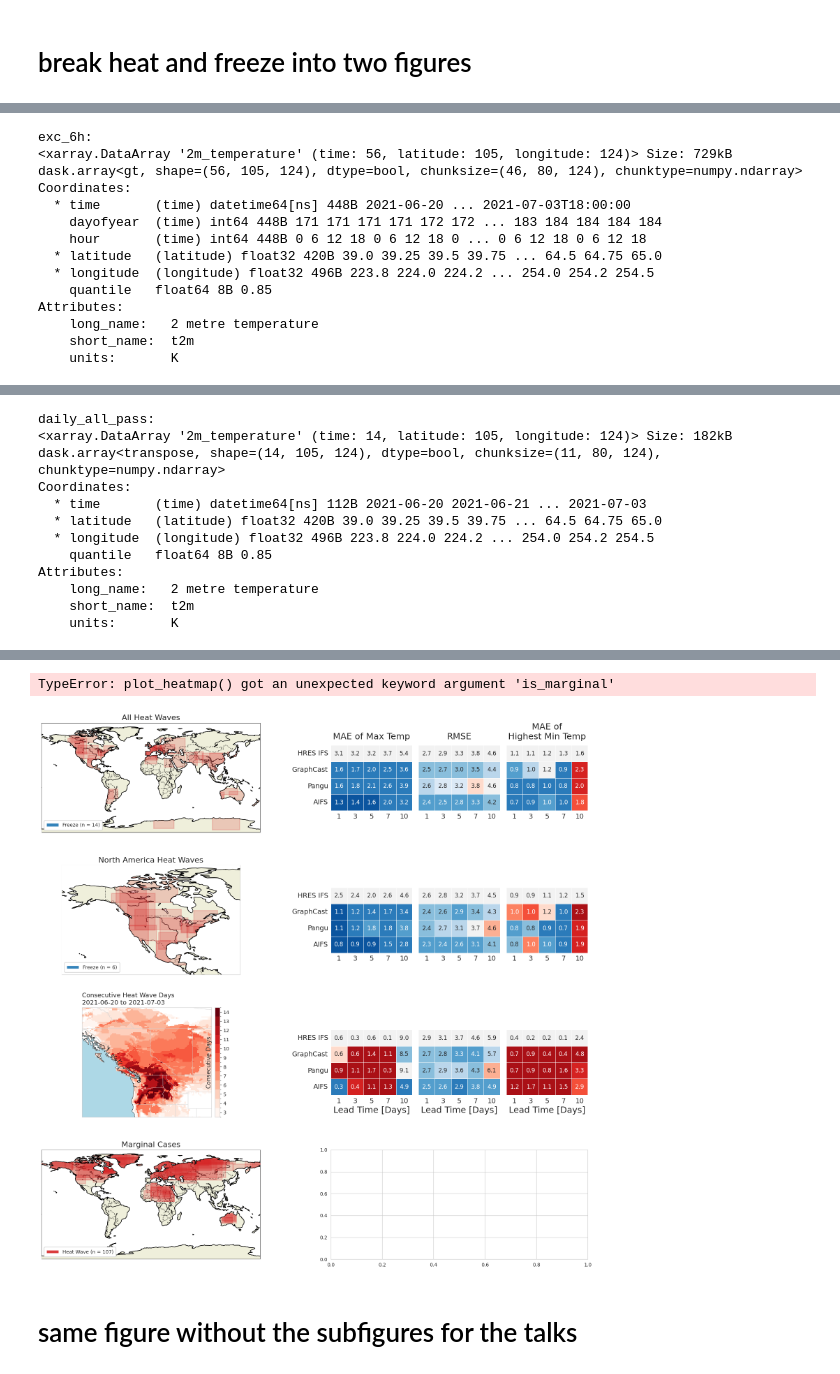
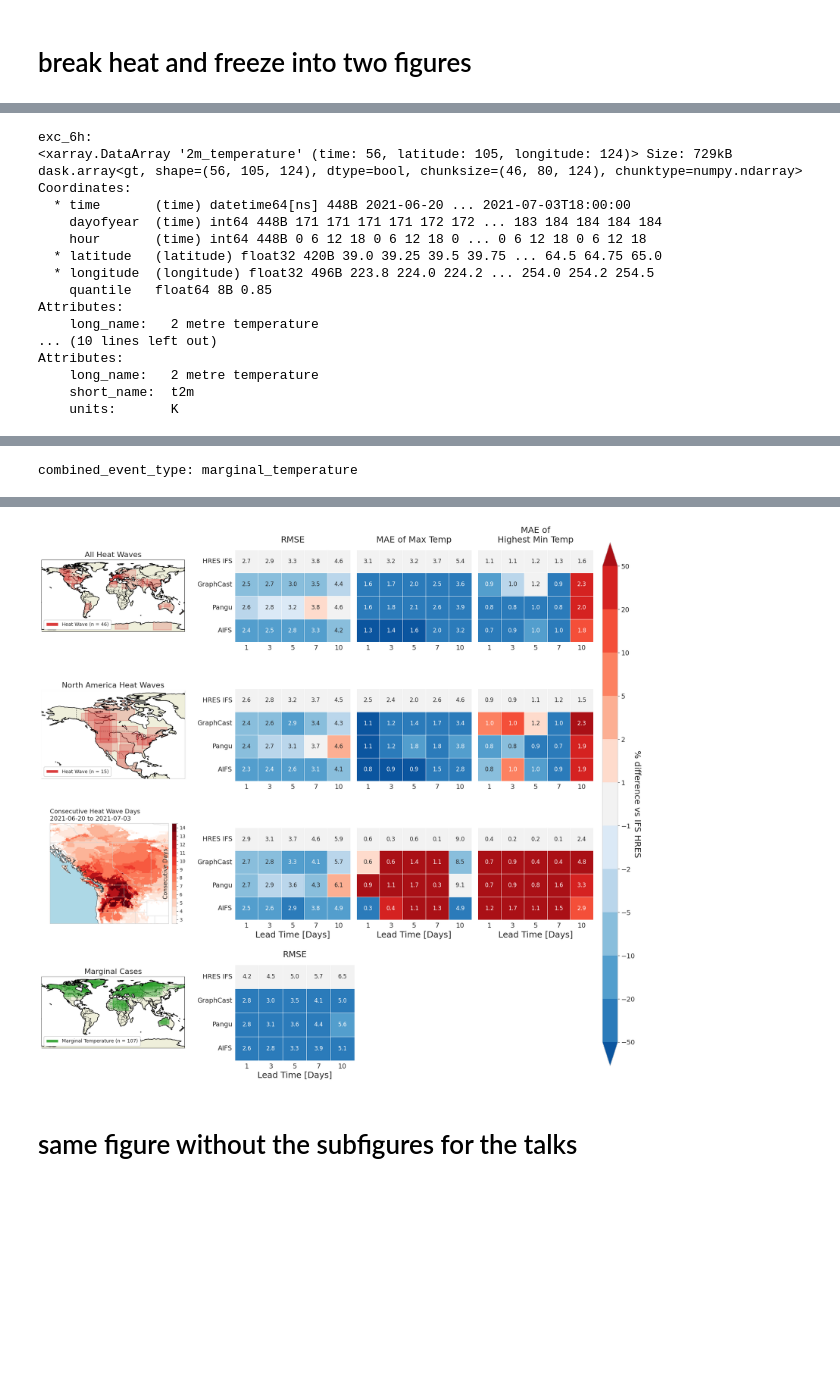
Before and after one commit to amymcgovern/extreme-weather-bench-paper, a Jupyter notebook: notebooks/figure2.ipynb, the cells around one changed output, grey strips where cells are left out. Drawn from its saved outputs; the diff is of its cells as text; code cells hidden in the pictures; blank space fills up the shorter version.

Commit message:
tweaks to amke heat prettier

```diff
--- a/notebooks/figure2.ipynb
+++ b/notebooks/figure2.ipynb
@@ -138,10 +129,10 @@ def get_error_array_for_heatmap(ewb_cases, results_array, hres_results, forecast
 
 # setup for the scorecard
 # Grab means for each metric for each model
-heat_metric_str = ['MaximumMeanAbsoluteError', 'RootMeanSquaredError', 'MaximumLowestMeanAbsoluteError']
-freeze_metric_str = ['MinimumMeanAbsoluteError', 'RootMeanSquaredError']
-heat_display_str = ['MAE of Max Temp', 'RMSE', 'MAE of\nHighest Min Temp']
-freeze_display_str = ['MAE of Min Temp', 'RMSE']
+heat_metric_str = ['RootMeanSquaredError', 'MaximumMeanAbsoluteError', 'MaximumLowestMeanAbsoluteError']
+freeze_metric_str = ['RootMeanSquaredError', 'MinimumMeanAbsoluteError']
+heat_display_str = ['RMSE', 'MAE of Max Temp', 'MAE of\nHighest Min Temp']
+freeze_display_str = ['RMSE', 'MAE of Min Temp']
 heat_metric_higher_is_better = [False, False, False, False]
 freeze_metric_higher_is_better = [False, False, False]
 
@@ -570,7 +578,7 @@ fig = plt.figure(figsize=figsize)
 gs = GridSpec(n_rows, n_cols, figure=fig,
               left=0.05, right=0.95, top=0.98, bottom=0.02,
               wspace=0.2, hspace=0.3,
-              width_ratios=[1, 1])  # Make column 2 (index 2) 1.5x wider
+              width_ratios=[1, 2.5])  # Make column 2 (index 2) 1.5x wider
 
 # Create a grid of subplots - specify which ones should use cartopy
 # Example: cartopy_subplots = [(0, 0), (1, 0)] means rows 0,1 in column 0 use cartopy
@@ -680,6 +688,10 @@ marginal_temperature_settings["metric_str"] = marginal_temperature_metric_str
 marginal_temperature_settings["lead_time_days"] = lead_time_days
 marginal_temperature_settings["model_order"] = ["HRES IFS", "GraphCast", "Pangu", "AIFS"]
 
+# Row 3 has 1 metric vs 3 in other rows — shrink its heatmap column proportionally
+_cell_pos = gs[3, 1].get_position(fig)
+_adj_width = _cell_pos.width * len(marginal_temperature_metric_str) / len(heat_metric_str)
+axs[3, 1].set_position([_cell_pos.x0, _cell_pos.y0, _adj_width, _cell_pos.height])
 
 plot_utils.plot_heatmap(
     global_rel_marginal_temperature_error,
@@ -727,5 +742,8 @@ Coordinates:
     quantile   float64 8B 0.85
 Attributes:
     long_name:   2 metre temperature
+... (10 lines left out)
+Attributes:
+    long_name:   2 metre temperature
     short_name:  t2m
     units:       K
@@ -733,12 +751 @@ Attributes:
-daily_all_pass:
-<xarray.DataArray '2m_temperature' (time: 14, latitude: 105, longitude: 124)> Size: 182kB
-dask.array<transpose, shape=(14, 105, 124), dtype=bool, chunksize=(11, 80, 124), chunktype=numpy.ndarray>
-Coordinates:
-  * time       (time) datetime64[ns] 112B 2021-06-20 2021-06-21 ... 2021-07-03
-  * latitude   (latitude) float32 420B 39.0 39.25 39.5 39.75 ... 64.5 64.75 65.0
-  * longitude  (longitude) float32 496B 223.8 224.0 224.2 ... 254.0 254.2 254.5
-    quantile   float64 8B 0.85
-Attributes:
-    long_name:   2 metre temperature
-    short_name:  t2m
-    units:       K
+combined_event_type: marginal_temperature
@@ -746,5 +752,4 @@ Attributes:
-TypeError: plot_heatmap() got an unexpected keyword argument 'is_marginal'
-[figure, old version]
+[figure, new version]
 # %%
 for case in ewb_cases:
     if (case.event_type == "freeze"):
```
Also changed, not shown: parts of 11 cells of this notebook, 8 other files.
